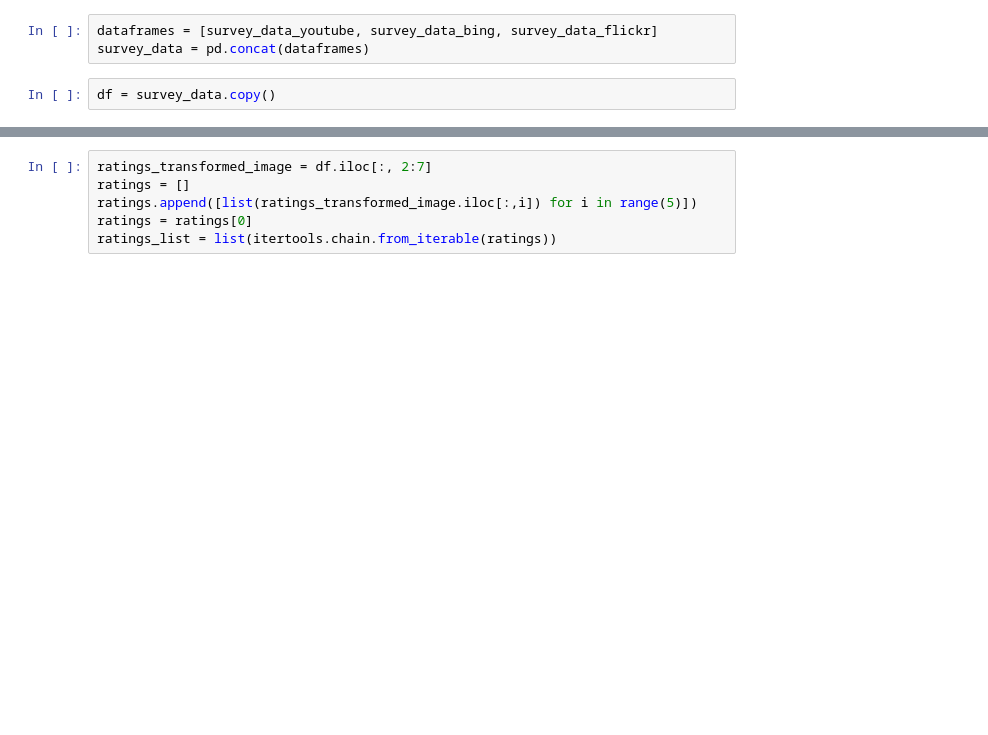
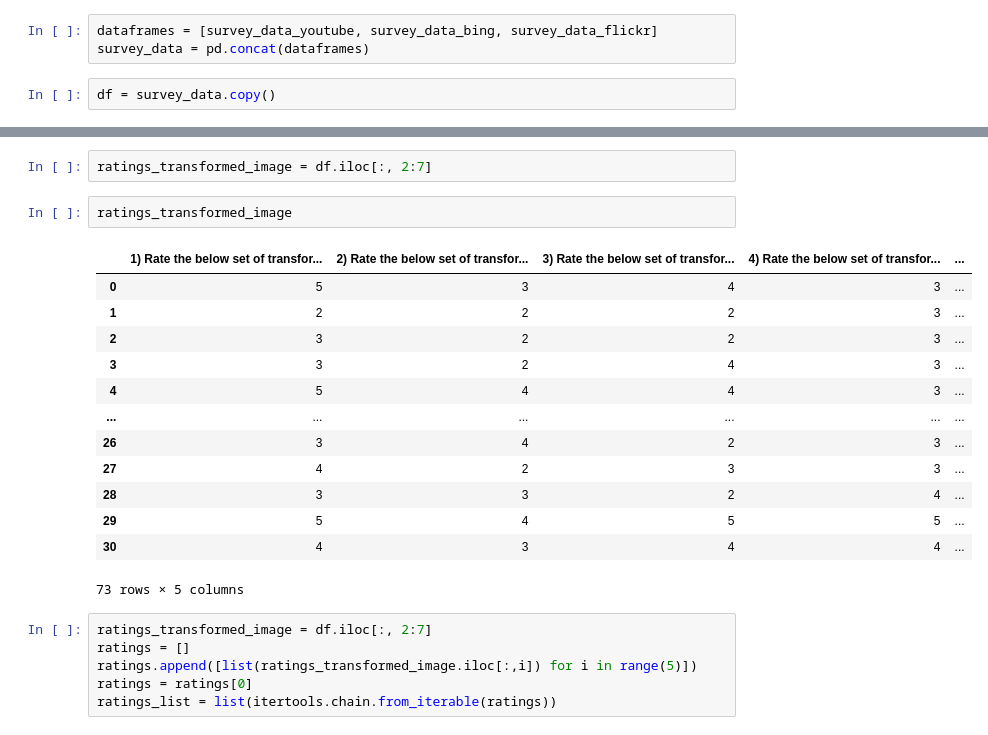
Before and after one commit to abhiyushshrestha/COMP8240_Major_project_Group_A, a Jupyter notebook: stargan-pytorch/notebooks/Evaluation_survey_result_analysis.ipynb, the cells around one changed output, grey strips where cells are left out. Drawn from its saved outputs; the diff is of its cells as text; blank space fills up the shorter version.

```diff
--- a/stargan-pytorch/notebooks/Evaluation_survey_result_analysis.ipynb
+++ b/stargan-pytorch/notebooks/Evaluation_survey_result_analysis.ipynb
@@ -21,3 +31,21 @@ df = survey_data.copy()
+# %%
+ratings_transformed_image = df.iloc[:, 2:7]
+# %%
+ratings_transformed_image
+# %% [output]
+|  | 1) Rate the below set of transfor... | 2) Rate the below set of transfor... | 3) Rate the below set of transfor... | 4) Rate the below set of transfor... | ... |
+| 0 | 5 | 3 | 4 | 3 | ... |
+| 1 | 2 | 2 | 2 | 3 | ... |
+| 2 | 3 | 2 | 2 | 3 | ... |
+| 3 | 3 | 2 | 4 | 3 | ... |
+| 4 | 5 | 4 | 4 | 3 | ... |
+| ... | ... | ... | ... | ... | ... |
+| 26 | 3 | 4 | 2 | 3 | ... |
+| 27 | 4 | 2 | 3 | 3 | ... |
+| 28 | 3 | 3 | 2 | 4 | ... |
+| 29 | 5 | 4 | 5 | 5 | ... |
+| 30 | 4 | 3 | 4 | 4 | ... |
+73 rows × 5 columns
 # %%
 ratings_transformed_image = df.iloc[:, 2:7]
 ratings = []
```
Also changed, not shown: parts of 13 cells of this notebook, 3 other files.
